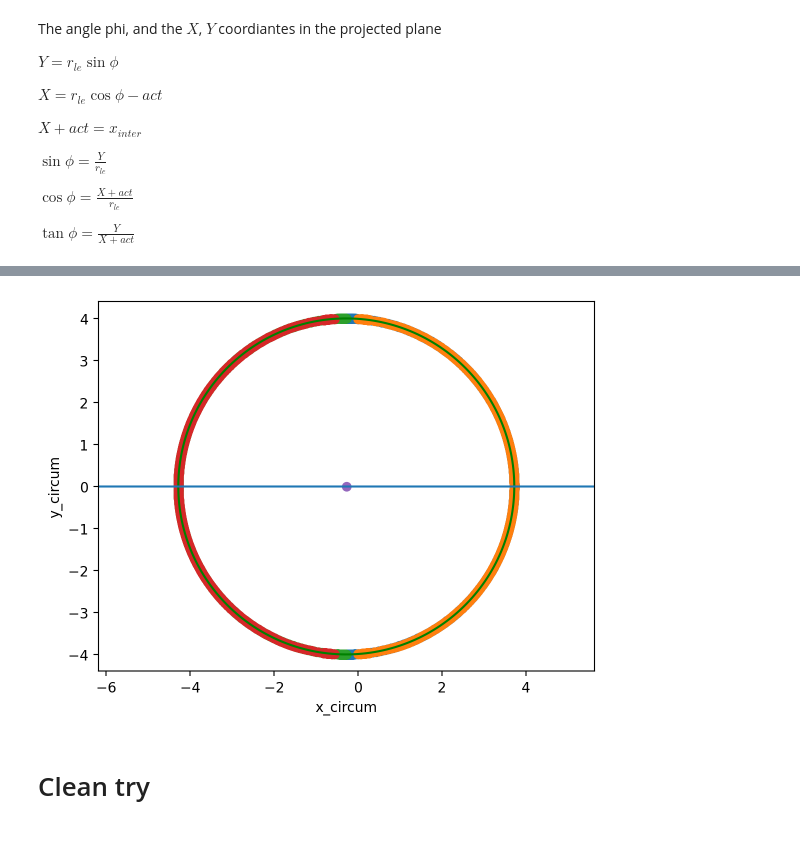
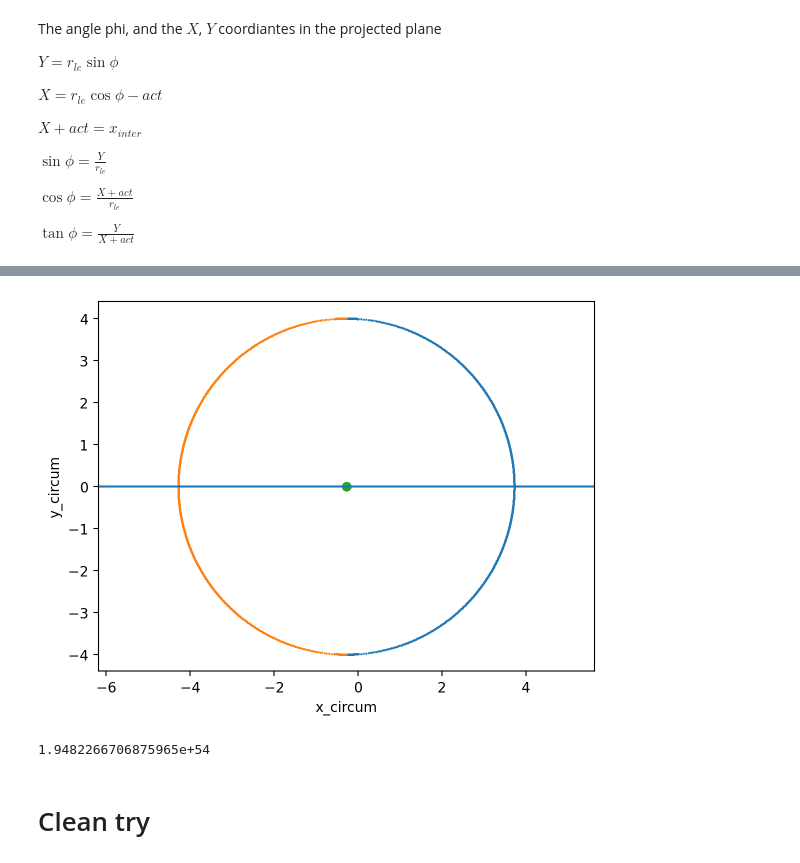
Before and after one commit to taceroc/light_echo_modeling, a Jupyter notebook: delta_phi.ipynb, the cells around one changed output, grey strips where cells are left out. Drawn from its saved outputs; the diff is of its cells as text; code cells hidden in the pictures.

```diff
--- a/delta_phi.ipynb
+++ b/delta_phi.ipynb
@@ -130,0 +136,13 @@ np.sqrt(2 * z0 * ct + (ct)**2 * (1 + a**2)) - a * ct,  -np.sqrt(2 * z0 * ct + (c
+# %%
+z0 = 10
+plt.plot(z, x, c = "navy", label = "ct=1");
+plt.plot([np.zeros(10), z[::10]],[np.zeros(10), x[::10]], alpha = 0.3, color = "grey")
+plt.plot([0, z0 - a*x_inter_1], [0, x_inter_1], color = "crimson")
+plt.plot([0, z0 - a*x_inter_2], [0, x_inter_2], color = "crimson")
+
+plt.plot(z[::10], -(z[::10]- z0) / a)
+plt.plot([0,80], [0,0], color="grey")
+
+plt.ylim(-11,11)
+plt.xlabel("z")
+plt.ylabel("x")
@@ -183,11 +255,11 @@ for jj in range(len(y)):
 # %%
 angle = np.linspace(0, 2 * np.pi, 1000)
-plt.plot(r_le * np.cos(angle) - a * ct, r_le * np.sin(angle), c = "green")
-plt.scatter(r_le * np.cos(np.arctan(y/x_inter)) - a * ct, r_le * np.sin(np.arctan(y/x_inter)))
-plt.scatter(r_le * np.cos(np.arctan(y/x_inter_n)) - a * ct, r_le * np.sin(np.arctan(y/x_inter_n)))
+# plt.plot(r_le * np.cos(angle) - a * ct, r_le * np.sin(angle), c = "green")
+plt.scatter(r_le * np.cos(np.arctan(y/x_inter)) - a * ct, r_le * np.sin(np.arctan(y/x_inter)), s = 0.3)
+# plt.scatter(r_le * np.cos(np.arctan(y/x_inter_n)) - a * ct, r_le * np.sin(np.arctan(y/x_inter_n)))
 
-plt.scatter(r_le * np.cos(-np.arctan(y/x_inter) +  np.pi) - a * ct, r_le * np.sin(-np.arctan(y/x_inter) + np.pi ))
-plt.scatter(r_le * np.cos(-np.arctan(y/x_inter_n) + np.pi) - a * ct, r_le * np.sin(-np.arctan(y/x_inter_n) + np.pi ))
+plt.scatter(r_le * np.cos(-np.arctan(y/x_inter) +  np.pi) - a * ct, r_le * np.sin(-np.arctan(y/x_inter) + np.pi ), s= 0.3)
+# plt.scatter(r_le * np.cos(-np.arctan(y/x_inter_n) + np.pi) - a * ct, r_le * np.sin(-np.arctan(y/x_inter_n) + np.pi ))
 
 
 
@@ -203,4 +275,8 @@ plt.axis('equal')
-[figure, old version]
+[figure, new version]
+# %%
+n
+# %% [output]
+1.9482266706875965e+54
 # %% [markdown]
 # Clean try
 # %%
```
Also changed, not shown: parts of 29 cells of this notebook.
